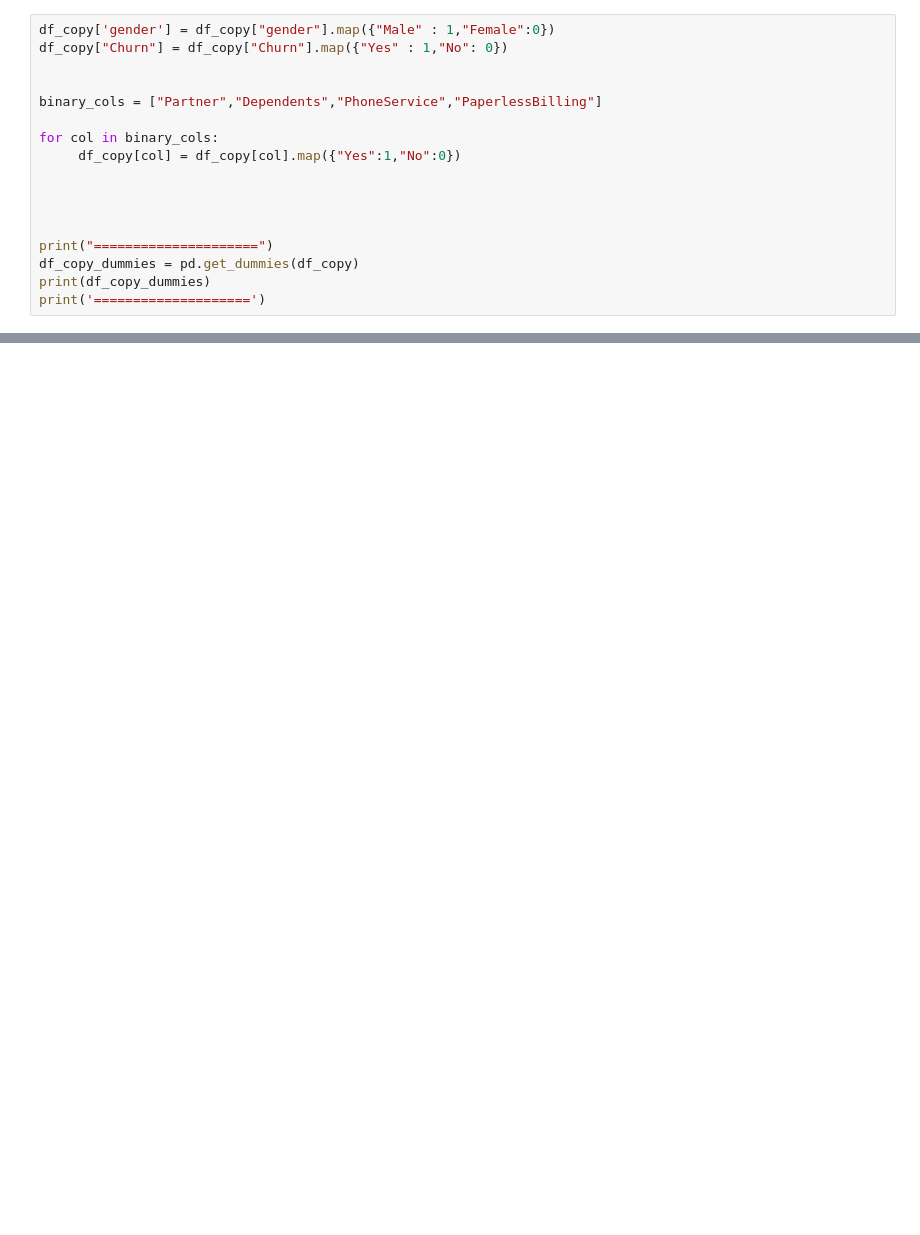
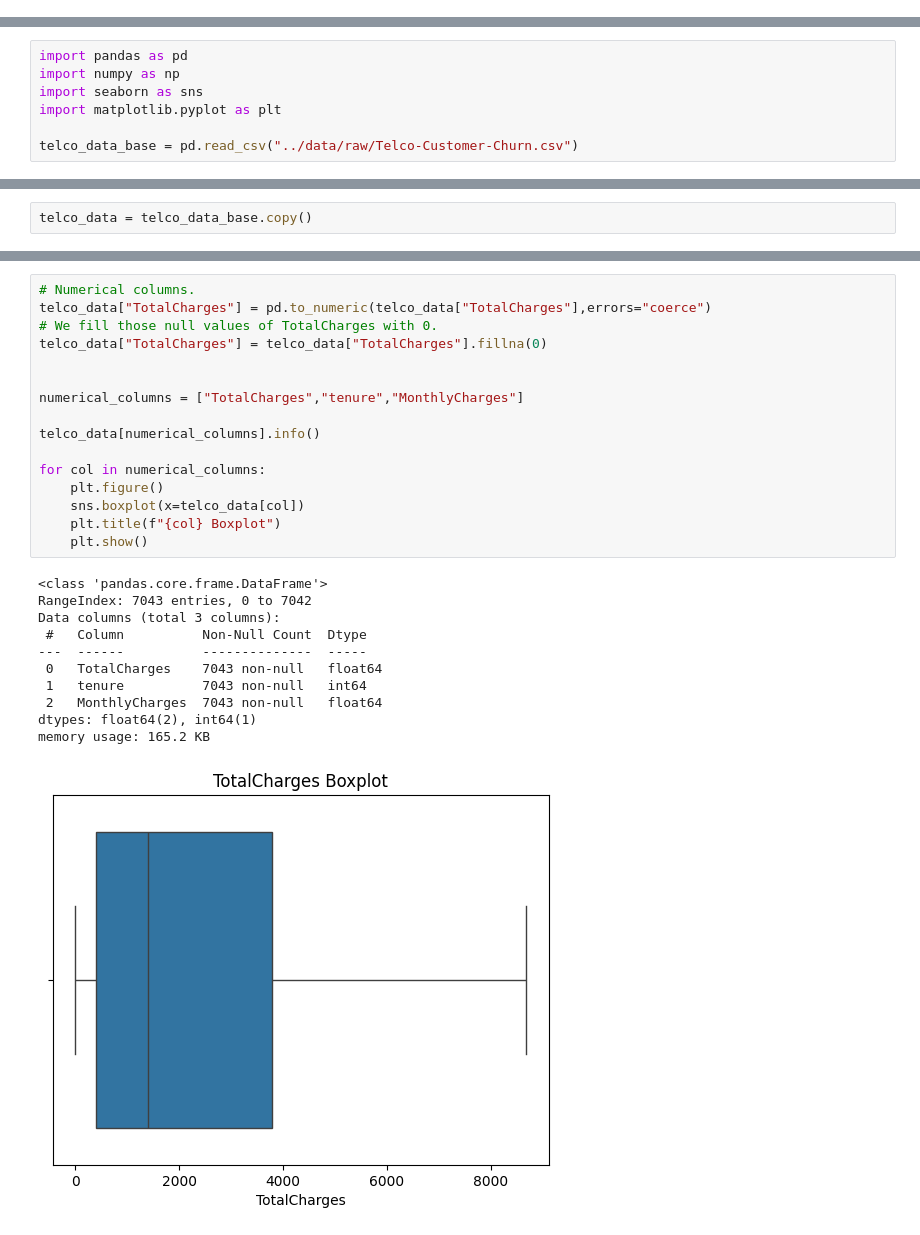
Before and after one commit to denizzsarierr/customer_churn, a Jupyter notebook: notebooks/01_EDA.ipynb, the cells around one changed output, grey strips where cells are left out. Drawn from its saved outputs; the diff is of its cells as text; blank space fills up the shorter version.

```diff
--- a/notebooks/01_EDA.ipynb
+++ b/notebooks/01_EDA.ipynb
@@ -145,17 +0,0 @@ Converting binary categorical columns to 0 and 1.
-# %%
-df_copy['gender'] = df_copy["gender"].map({"Male" : 1,"Female":0})
-df_copy["Churn"] = df_copy["Churn"].map({"Yes" : 1,"No": 0})
-
-
-binary_cols = ["Partner","Dependents","PhoneService","PaperlessBilling"]
-
-for col in binary_cols:
-     df_copy[col] = df_copy[col].map({"Yes":1,"No":0})
-
-
-
-
-print("=====================")
-df_copy_dummies = pd.get_dummies(df_copy)
-print(df_copy_dummies)
-print('====================')
@@ -179,0 +3,7 @@ print('====================')
+# %%
+import pandas as pd
+import numpy as np
+import seaborn as sns
+import matplotlib.pyplot as plt
+
+telco_data_base = pd.read_csv("../data/raw/Telco-Customer-Churn.csv")
@@ -179,0 +103,2 @@ print('====================')
+# %%
+telco_data = telco_data_base.copy()
@@ -179,0 +107,28 @@ print('====================')
+# %%
+# Numerical columns.
+telco_data["TotalCharges"] = pd.to_numeric(telco_data["TotalCharges"],errors="coerce")
+# We fill those null values of TotalCharges with 0.
+telco_data["TotalCharges"] = telco_data["TotalCharges"].fillna(0)
+
+
+numerical_columns = ["TotalCharges","tenure","MonthlyCharges"]
+
+telco_data[numerical_columns].info()
+
+for col in numerical_columns:
+    plt.figure()
+    sns.boxplot(x=telco_data[col])
+    plt.title(f"{col} Boxplot")
+    plt.show()
+# %% [output]
+<class 'pandas.core.frame.DataFrame'>
+RangeIndex: 7043 entries, 0 to 7042
+Data columns (total 3 columns):
+ #   Column          Non-Null Count  Dtype
+---  ------          --------------  -----
+ 0   TotalCharges    7043 non-null   float64
+ 1   tenure          7043 non-null   int64
+ 2   MonthlyCharges  7043 non-null   float64
+dtypes: float64(2), int64(1)
+memory usage: 165.2 KB
+[figure, added]
```
Also changed, not shown: parts of 35 cells of this notebook.
